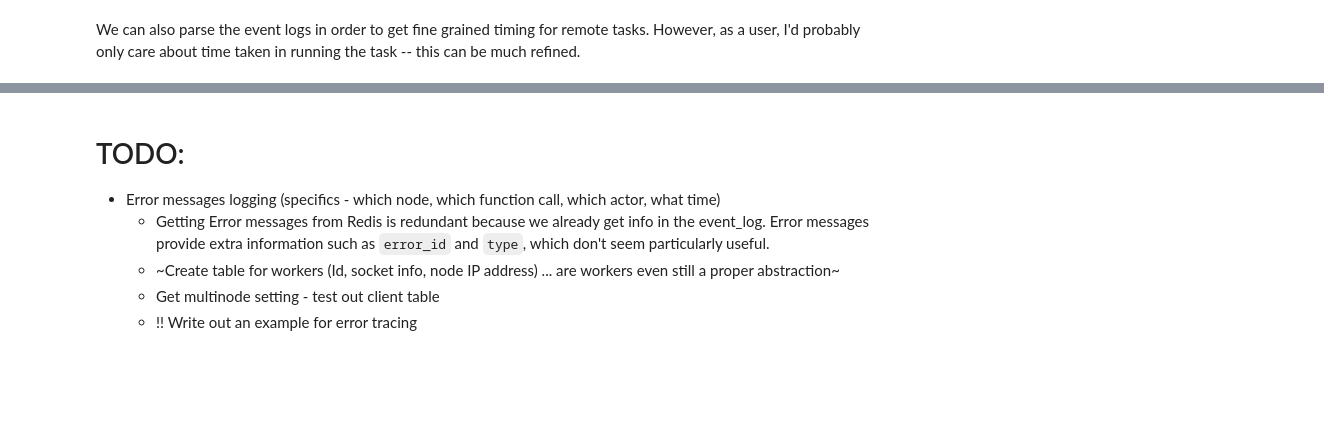
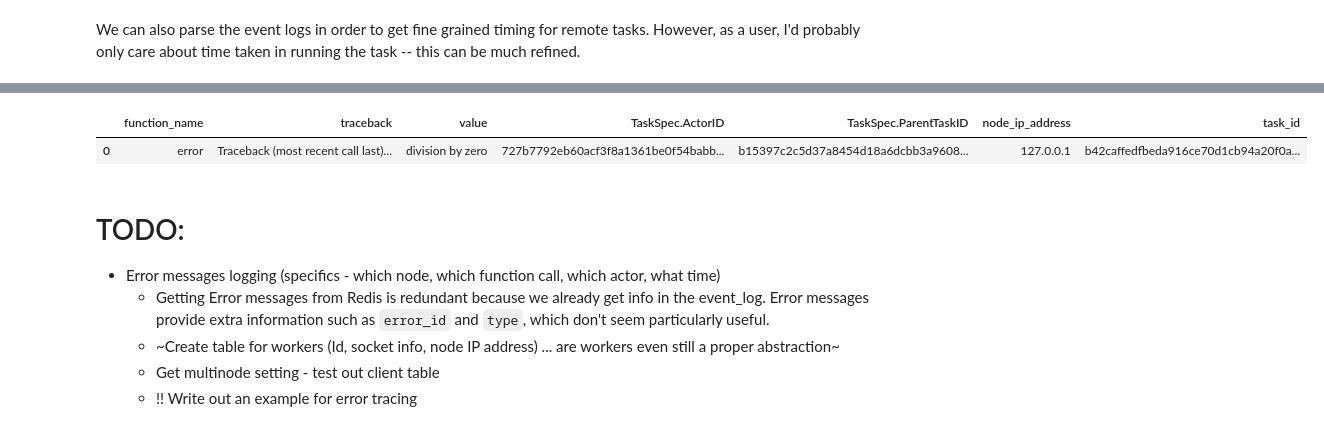
Before and after one commit to Cazeho/ray_pandas, a Jupyter notebook: Playground.ipynb, the cells around one changed output, grey strips where cells are left out. Cells and saved outputs as stored; diff of their text form; code cells hidden in the pictures; blank space fills up the shorter version.

```diff
--- a/Playground.ipynb
+++ b/Playground.ipynb
@@ -285,3 +316,14 @@ idf.merge(result, left_on="task_id", right_on="TaskSpec.TaskID")
+# %%
+# Example to get Error, function_name, IP address, Actor ID, ParentID
+
+errors = idf[idf.traceback.notnull()]
+error_task = errors.merge(task_df, left_on="task_id", right_on="TaskSpec.TaskID")
+err_task_loc = error_task.merge(client_df, left_on="LocalSchedulerID", right_on="DBClientID")
+err_task_loc[['function_name', 'traceback', 'value', 'TaskSpec.ActorID',
+              'TaskSpec.ParentTaskID',  'node_ip_address',  'task_id',]]
+# %% [output]
+|  | function_name | traceback | value | TaskSpec.ActorID | TaskSpec.ParentTaskID | node_ip_address | task_id |
+| 0 | error | Traceback (most recent call last)... | division by zero | 727b7792eb60acf3f8a1361be0f54babb... | b15397c2c5d37a8454d18a6dcbb3a9608... | 127.0.0.1 | b42caffedfbeda916ce70d1cb94a20f0a... |
 # %% [markdown]
 # TODO:
 
```
Also changed, not shown: parts of 14 cells of this notebook.
